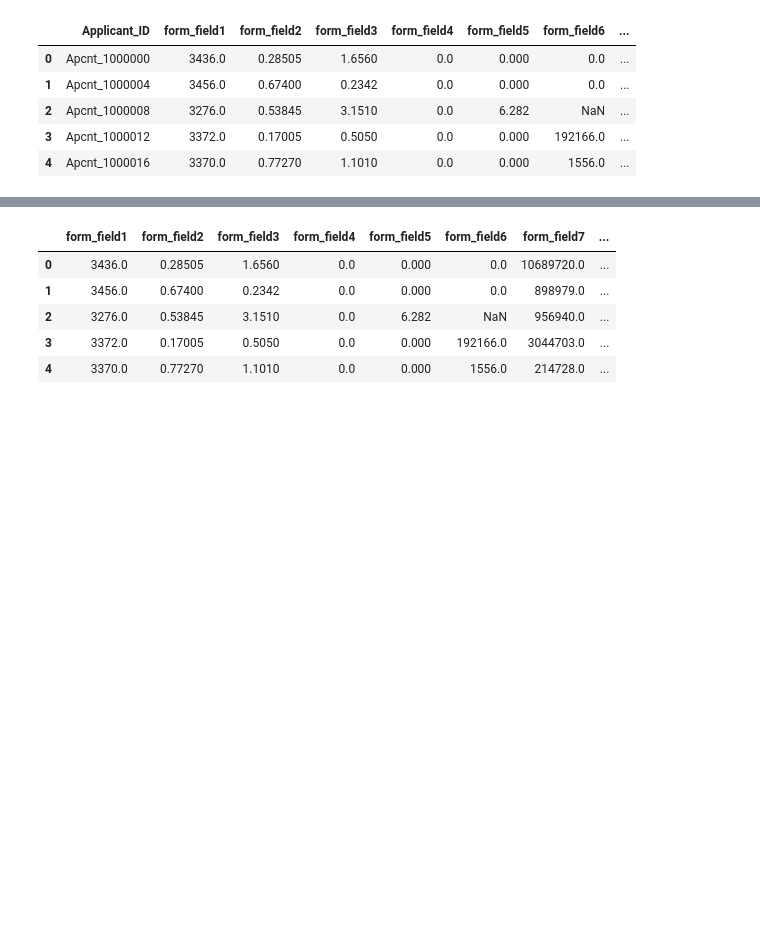
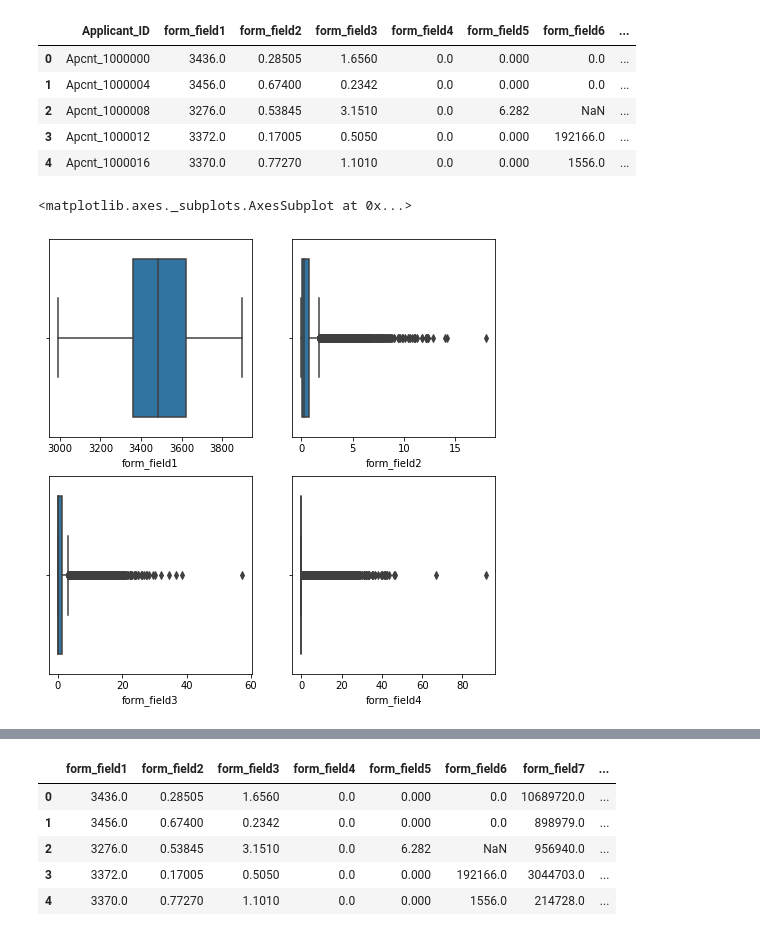
Before and after one commit to blennyblex/DSN, a Jupyter notebook: Zindi_DSN_1.ipynb, the cells around one changed output, grey strips where cells are left out. Cells and saved outputs as stored; diff of their text form; code cells hidden in the pictures; blank space fills up the shorter version.

```diff
--- a/Zindi_DSN_1.ipynb
+++ b/Zindi_DSN_1.ipynb
@@ -19,3 +19,13 @@ train_df.head()
 | 2 | Apcnt_1000008 | 3276.0 | 0.53845 | 3.1510 | 0.0 | 6.282 | NaN | ... |
 | 3 | Apcnt_1000012 | 3372.0 | 0.17005 | 0.5050 | 0.0 | 0.000 | 192166.0 | ... |
 | 4 | Apcnt_1000016 | 3370.0 | 0.77270 | 1.1010 | 0.0 | 0.000 | 1556.0 | ... |
+# %%
+fig,ax = plt.subplots(2,2,figsize=(8,8))
+ax1,ax2,ax3,ax4 = ax.flatten()
+sns.boxplot(train_df['form_field1'],ax=ax1)
+sns.boxplot(train_df['form_field2'],ax=ax2)
+sns.boxplot(train_df['form_field3'],ax=ax3)
+sns.boxplot(train_df['form_field4'],ax=ax4)
+# %% [output]
+<matplotlib.axes._subplots.AxesSubplot at 0x...>
+[figure, added]
```
Also changed, not shown: parts of 33 cells of this notebook.
